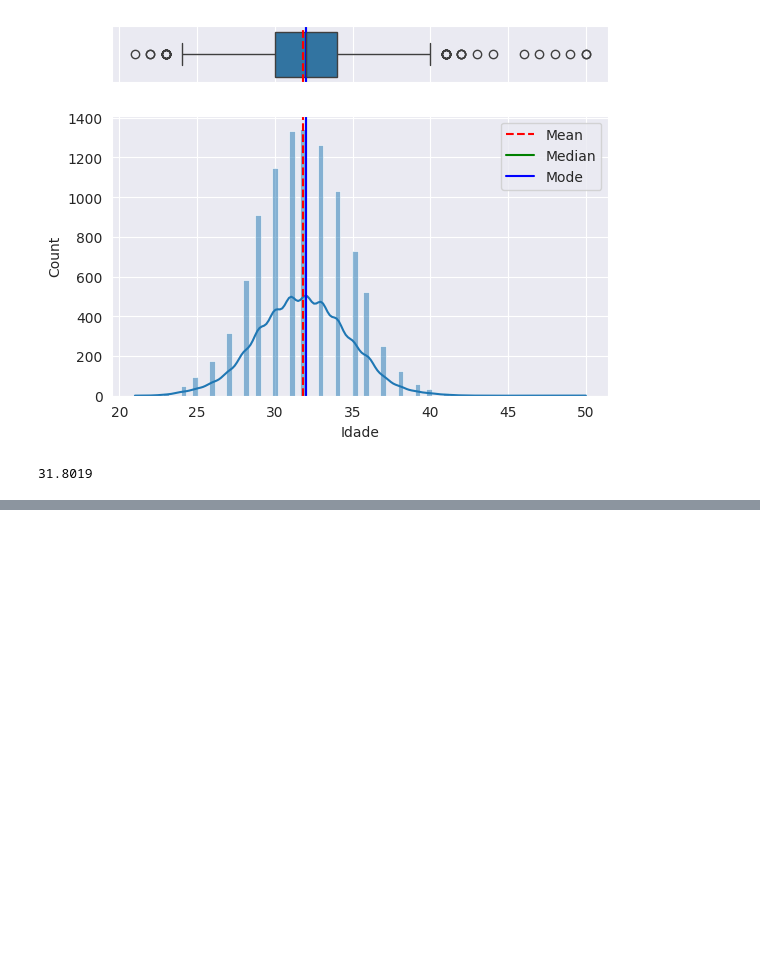
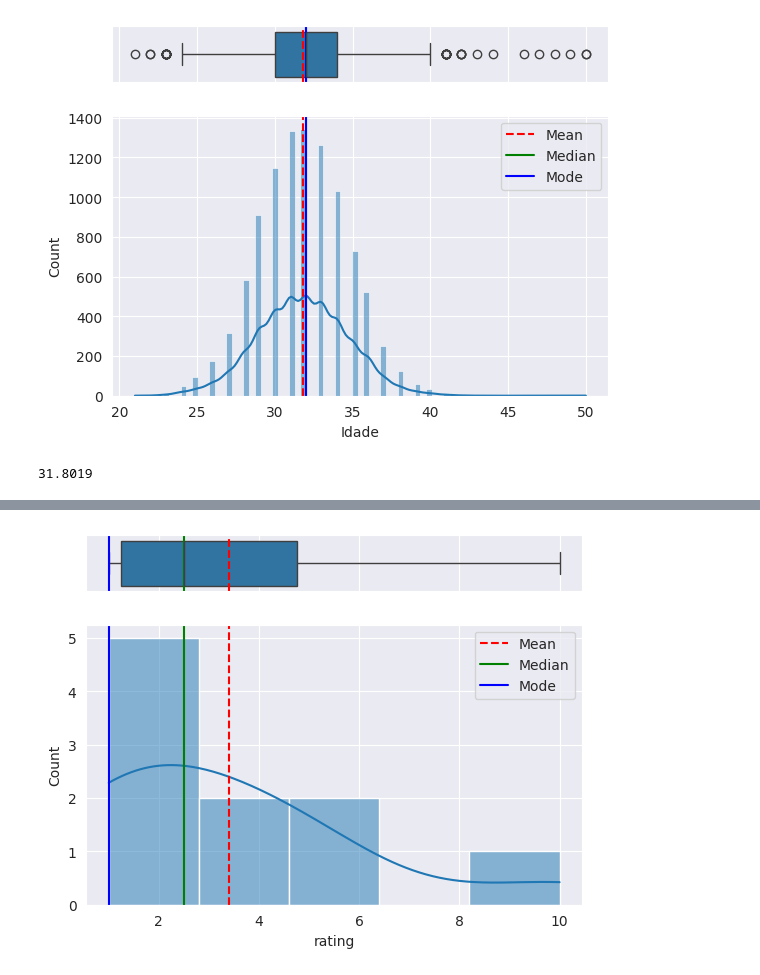
Before and after one commit to David-Castanheira/aula-analise-exploratoria-dados, a Jupyter notebook: aula_analise_exploratoria_dados.ipynb, the cells around one changed output, grey strips where cells are left out. Drawn from its saved outputs; the diff is of its cells as text; code cells hidden in the pictures; blank space fills up the shorter version.

Commit message:
Conceitos de assimetria e geração de boxsplots

```diff
--- a/aula_analise_exploratoria_dados.ipynb
+++ b/aula_analise_exploratoria_dados.ipynb
@@ -1049,0 +1271,31 @@ mean
+# %%
+# Ilustração das medidas média, moda, mediana para dados assimétricos à direita ou assimetria positiva
+# Adaptado de https://stackoverflow.com/questions/51417483/mean-median-mode-lines-showing-only-in-last-graph-in-seaborn/51417635
+
+from matplotlib import pyplot as plt
+import pandas as pd
+import seaborn as sns
+import statistics
+
+df = pd.DataFrame({"rating": [1,1,1,2,2,3,4,5,5,10]})
+
+f, (ax_box, ax_hist) = plt.subplots(2, sharex=True, gridspec_kw= {"height_ratios": (0.2, 1)})
+mean=df['rating'].mean()
+median=df['rating'].median()
+mode=df['rating'].mode().values[0]
+
+sns.boxplot(data=df, x="rating", ax=ax_box)
+ax_box.axvline(mean, color='r', linestyle='--')
+ax_box.axvline(median, color='g', linestyle='-')
+ax_box.axvline(mode, color='b', linestyle='-')
+
+sns.histplot(data=df, x="rating", ax=ax_hist, kde=True)
+ax_hist.axvline(mean, color='r', linestyle='--', label="Mean")
+ax_hist.axvline(median, color='g', linestyle='-', label="Median")
+ax_hist.axvline(mode, color='b', linestyle='-', label="Mode")
+
+plt.legend()
+ax_box.set(xlabel='')
+plt.show()
+# %% [output]
+[figure, added]
```
Also changed, not shown: parts of 22 cells of this notebook.
